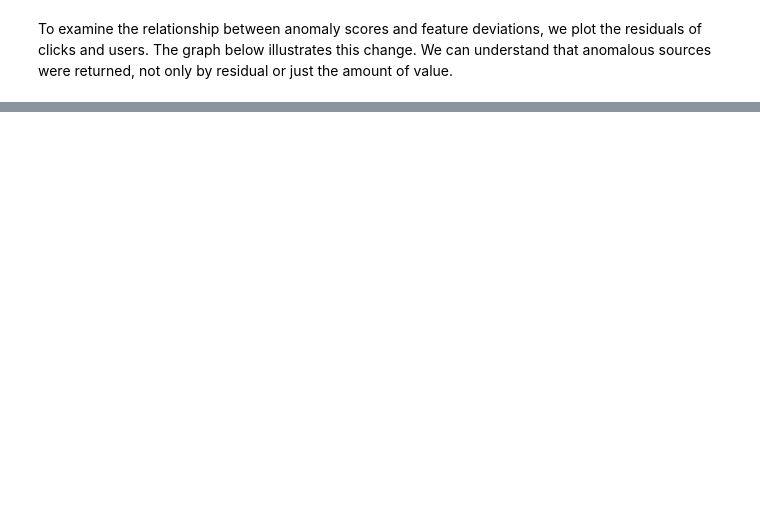
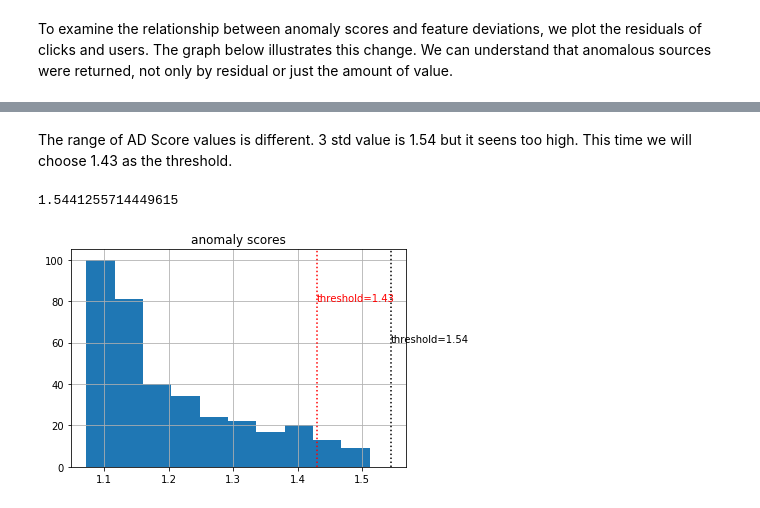
Before and after one commit to mullue/timeseries_blog, a Jupyter notebook: 4_Anomaly_detection_with_RCF_and_DeepAR/2.Amazon_SageMaker_RCF.ipynb, the cells around one changed output, grey strips where cells are left out. Cells and saved outputs as stored; diff of their text form; code cells hidden in the pictures; blank space fills up the shorter version.

```diff
--- a/4_Anomaly_detection_with_RCF_and_DeepAR/2.Amazon_SageMaker_RCF.ipynb
+++ b/4_Anomaly_detection_with_RCF_and_DeepAR/2.Amazon_SageMaker_RCF.ipynb
@@ -234,0 +261,40 @@ sagemaker.Session().delete_endpoint(rcf_inference.endpoint)
+# %%
+# specify general training job information
+prefix = 'rcf-clickstream-1h'
+rcf_1h = RandomCutForest(role=execution_role,
+                      train_instance_count=1,
+                      train_instance_type='ml.m4.xlarge',
+                      data_location='s3://{}/{}/'.format(bucket, prefix),
+                      output_path='s3://{}/{}/output'.format(bucket, prefix),
+                      num_samples_per_tree=256,
+                      num_trees=100)
+rcf_1h.fit(rcf_1h.record_set(clickstream_1H.to_numpy()))
+
+rcf_inf_1h = rcf_1h.deploy(
+    initial_instance_count=1,
+    instance_type='ml.m4.xlarge',
+)
+rcf_inf_1h.content_type = 'text/csv'
+rcf_inf_1h.serializer = csv_serializer
+rcf_inf_1h.accept = 'application/json'
+rcf_inf_1h.deserializer = json_deserializer
+results_1h = rcf_inf_1h.predict(clickstream_1H.to_numpy())
+# %% [markdown]
+The range of AD Score values is different. 3 std value is 1.54 but it seens too high.
+This time we will choose 1.43 as the threshold.
+# %%
+results_1h_pd = pd.DataFrame(results_1h['scores'])
+threshold_1h = results_1h_pd.mean() + results_1h_pd.std()*3
+threshold_1h.values[0]
+# %% [output]
+1.5441255714449615
+# %%
+results_1h_pd.hist()
+plt.title('anomaly scores')
+plt.axvline(x=1.43, linestyle=':', color='r')
+plt.annotate('threshold=1.43', xy=(1.43,80), color='r')
+plt.axvline(x=threshold_1h.values, linestyle=':', color='k')
+plt.annotate('threshold={}'.format(round(threshold_1h.values[0],2)), xy=(threshold_1h,60))
+plt.show()
+# %% [output]
+[figure, added]
```
Also changed, not shown: parts of 50 cells of this notebook, 9 other files.
